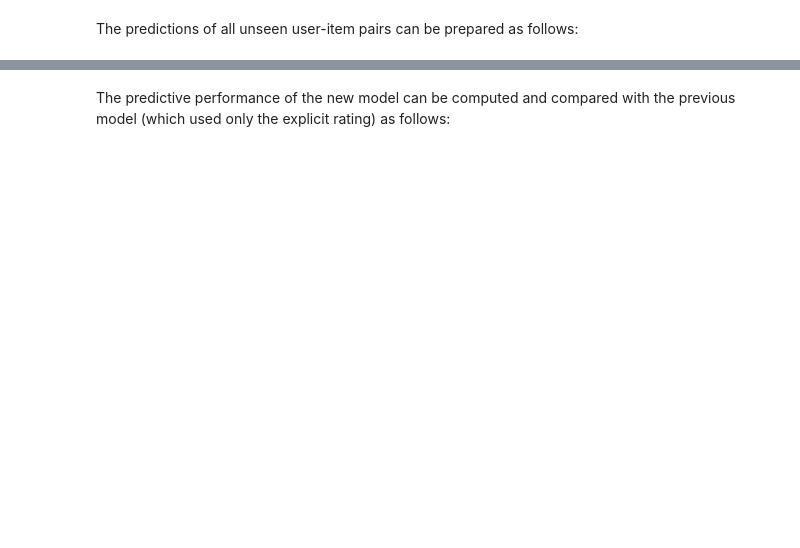
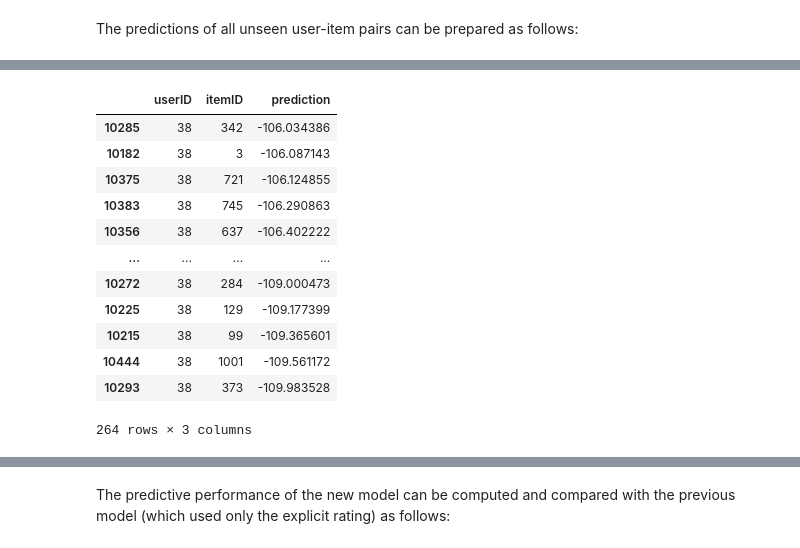
Before and after one commit to Ingernieros-del-IE/influence_marketing, a Jupyter notebook: lightfm.ipynb, the cells around one changed output, grey strips where cells are left out. Cells and saved outputs as stored; diff of their text form; code cells hidden in the pictures; blank space fills up the shorter version.

```diff
--- a/lightfm.ipynb
+++ b/lightfm.ipynb
@@ -618,0 +479,16 @@ Took 10.2 seconds for prepare and predict all data.
+# %%
+all_predictions2[all_predictions2['userID']==38].sort_values(by=['prediction'], ascending=False)
+# %% [output]
+|  | userID | itemID | prediction |
+| 10285 | 38 | 342 | -106.034386 |
+| 10182 | 38 | 3 | -106.087143 |
+| 10375 | 38 | 721 | -106.124855 |
+| 10383 | 38 | 745 | -106.290863 |
+| 10356 | 38 | 637 | -106.402222 |
+| ... | ... | ... | ... |
+| 10272 | 38 | 284 | -109.000473 |
+| 10225 | 38 | 129 | -109.177399 |
+| 10215 | 38 | 99 | -109.365601 |
+| 10444 | 38 | 1001 | -109.561172 |
+| 10293 | 38 | 373 | -109.983528 |
+264 rows × 3 columns
```
Also changed, not shown: parts of 54 cells of this notebook.
